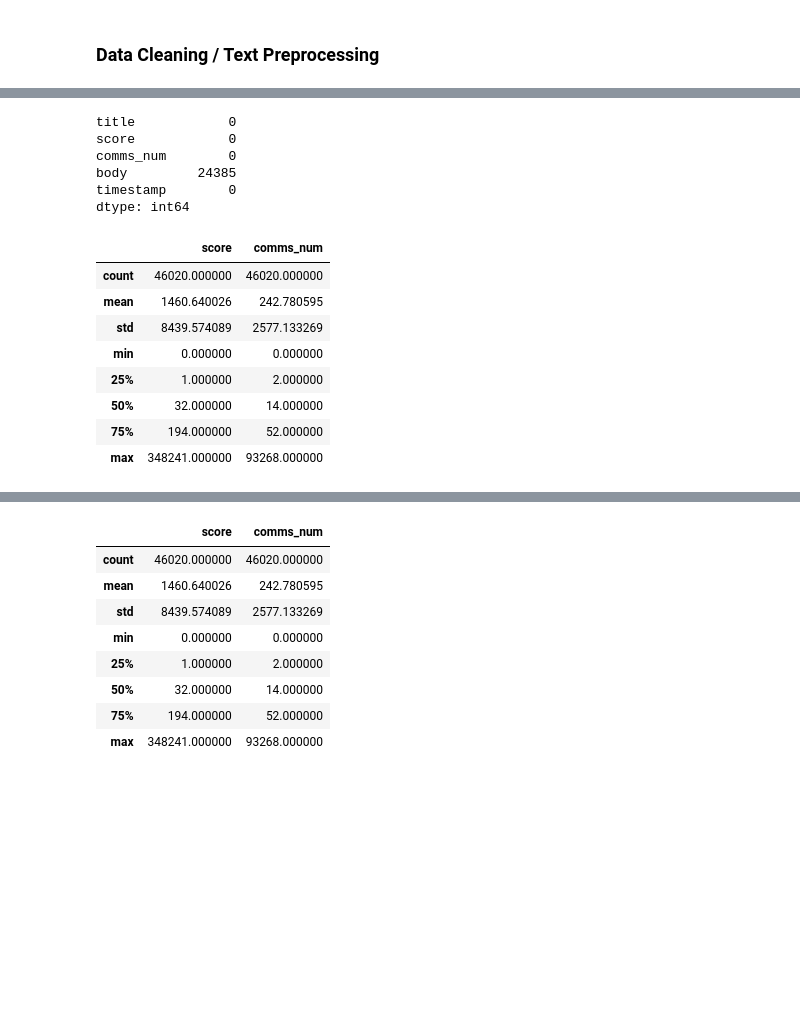
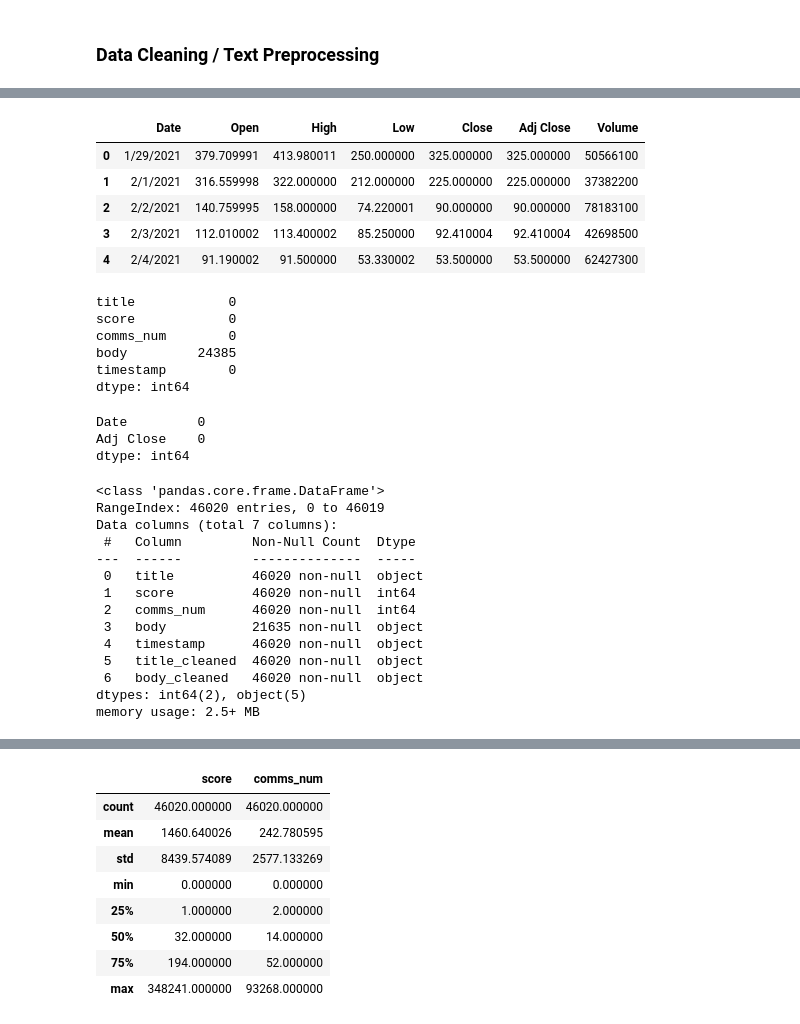
Before and after one commit to abhijoshi2000/r-wallstreebets-sentiment-analysis, a Jupyter notebook: code/rwsbets-sentiment-analysis.ipynb, the cells around one changed output, grey strips where cells are left out. Cells and saved outputs as stored; diff of their text form; code cells hidden in the pictures; blank space fills up the shorter version.

```diff
--- a/code/rwsbets-sentiment-analysis.ipynb
+++ b/code/rwsbets-sentiment-analysis.ipynb
@@ -18,6 +20,8 @@ from nltk.tokenize import word_tokenize, RegexpTokenizer
 ### Data Cleaning / Text Preprocessing
 # %%
 df = pd.read_csv('../reddit_wsb.csv')
+# %%
+df_gme = pd.read_csv('../gme.csv')
 # %%
 df.head(5)
 # %% [output]
@@ -30,3 +34,12 @@ df.head(5)
+# %%
+df_gme.head(5)
+# %% [output]
+|  | Date | Open | High | Low | Close | Adj Close | Volume |
+| 0 | 1/29/2021 | 379.709991 | 413.980011 | 250.000000 | 325.000000 | 325.000000 | 50566100 |
+| 1 | 2/1/2021 | 316.559998 | 322.000000 | 212.000000 | 225.000000 | 225.000000 | 37382200 |
+| 2 | 2/2/2021 | 140.759995 | 158.000000 | 74.220001 | 90.000000 | 90.000000 | 78183100 |
+| 3 | 2/3/2021 | 112.010002 | 113.400002 | 85.250000 | 92.410004 | 92.410004 | 42698500 |
+| 4 | 2/4/2021 | 91.190002 | 91.500000 | 53.330002 | 53.500000 | 53.500000 | 62427300 |
 # %%
 # Drop unnecessary columns for analysis
 df = df.drop(columns=['id', 'url', 'created'])
@@ -40,16 +55,27 @@ comms_num        0
 body         24385
 timestamp        0
 dtype: int64
+# %%
+df_gme.isnull().sum()
+# %% [output]
+Date         0
+Adj Close    0
+dtype: int64
 # %%
 # Information about dataset
-df.describe()
+df.info()
 # %% [output]
-|  | score | comms_num |
-| count | 46020.000000 | 46020.000000 |
-| mean | 1460.640026 | 242.780595 |
-| std | 8439.574089 | 2577.133269 |
-| min | 0.000000 | 0.000000 |
-| 25% | 1.000000 | 2.000000 |
-| 50% | 32.000000 | 14.000000 |
-| 75% | 194.000000 | 52.000000 |
-| max | 348241.000000 | 93268.000000 |
+<class 'pandas.core.frame.DataFrame'>
+RangeIndex: 46020 entries, 0 to 46019
+Data columns (total 7 columns):
+ #   Column         Non-Null Count  Dtype
+---  ------         --------------  -----
+ 0   title          46020 non-null  object
+ 1   score          46020 non-null  int64
+ 2   comms_num      46020 non-null  int64
+ 3   body           21635 non-null  object
+ 4   timestamp      46020 non-null  object
+ 5   title_cleaned  46020 non-null  object
+ 6   body_cleaned   46020 non-null  object
+dtypes: int64(2), object(5)
+memory usage: 2.5+ MB
```
Also changed, not shown: parts of 13 cells of this notebook, 45 other files.
